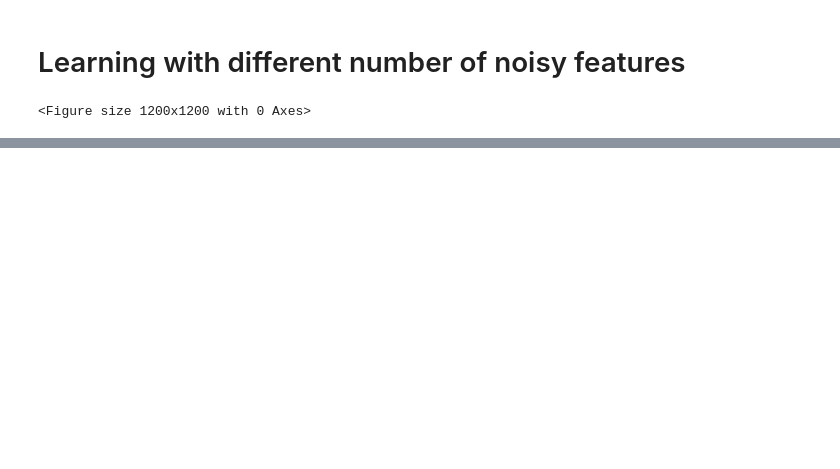
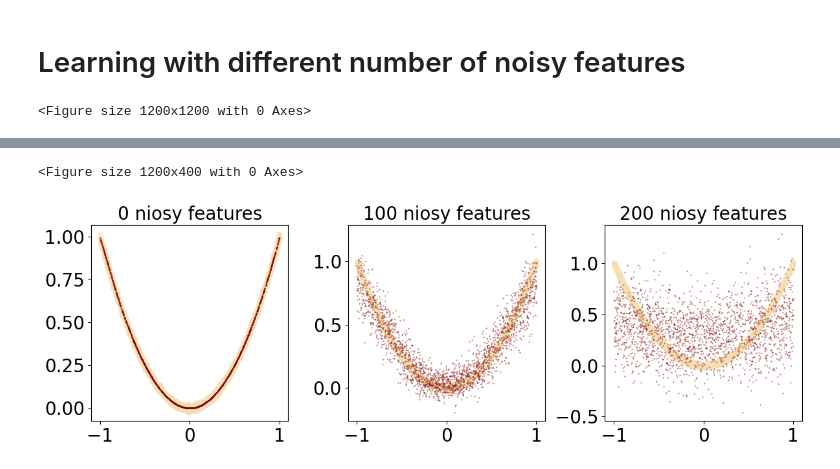
Before and after one commit to geshijoker/ChaosMining, a Jupyter notebook: notebooks/preliminary.ipynb, the cells around one changed output, grey strips where cells are left out. Drawn from its saved outputs; the diff is of its cells as text; code cells hidden in the pictures; blank space fills up the shorter version.

```diff
--- a/notebooks/preliminary.ipynb
+++ b/notebooks/preliminary.ipynb
@@ -117,0 +125,15 @@ plt.show()
+# %%
+ya = []
+for ids, num_features in enumerate(num_features_options):
+    X = (2*np.random.rand(num_data, num_features)-1)*X_var
+    y_true = X[:, :1]**2
+    y_noise = np.random.randn(num_data, 1)*y_var
+    y = y_true+y_noise
+
+    X_train, X_test, y_train, y_test = train_test_split(X, y, test_size=test_size, random_state=seed)
+    regr = MLPRegressor(hidden_layer_sizes=(100,100,100), random_state=seed, max_iter=500).fit(X_train, y_train)
+
+    y_pred = regr.predict(X_test)
+    score = regr.score(X_test, y_test)
+    y_pred = np.expand_dims(y_pred, axis=1)
+    ya.append(score)
@@ -117,0 +195,32 @@ plt.show()
+# %%
+num_features_options = [1, 101, 201]
+# %%
+figure = plt.figure(figsize=(12, 4))
+# %% [output]
+<Figure size 1200x400 with 0 Axes>
+# %%
+for ids, num_features in enumerate(num_features_options):
+    X = (2*np.random.rand(num_data, num_features)-1)*X_var
+    y_true = X[:, :1]**2
+    y_noise = np.random.randn(num_data, 1)*y_var
+    y = y_true+y_noise
+
+    X_train, X_test, y_train, y_test = train_test_split(X, y, test_size=test_size, random_state=seed)
+    regr = MLPRegressor(hidden_layer_sizes=(100,100,100), random_state=seed, max_iter=500).fit(X_train, y_train)
+
+    y_pred = regr.predict(X_test)
+    score = regr.score(X_test, y_test)
+    y_pred = np.expand_dims(y_pred, axis=1)
+
+    ax = plt.subplot(1, 3, ids+1)
+    ax.scatter(X_test[:,0], y_test, c='wheat', alpha=0.5)
+    ax.scatter(X_test[:,0], y_pred, s=0.1, c='maroon', alpha=1)
+    ax.tick_params(axis='x', labelsize=20)
+    ax.tick_params(axis='y', labelsize=20)
+    ax.set_title(f"{num_features-1} niosy features", fontsize=20)
+
+plt.tight_layout()
+plt.savefig("../preliminary_short.png", dpi=300)
+plt.show()
+# %% [output]
+[figure, added]
```
Also changed, not shown: parts of 8 cells of this notebook, 10 other files.
